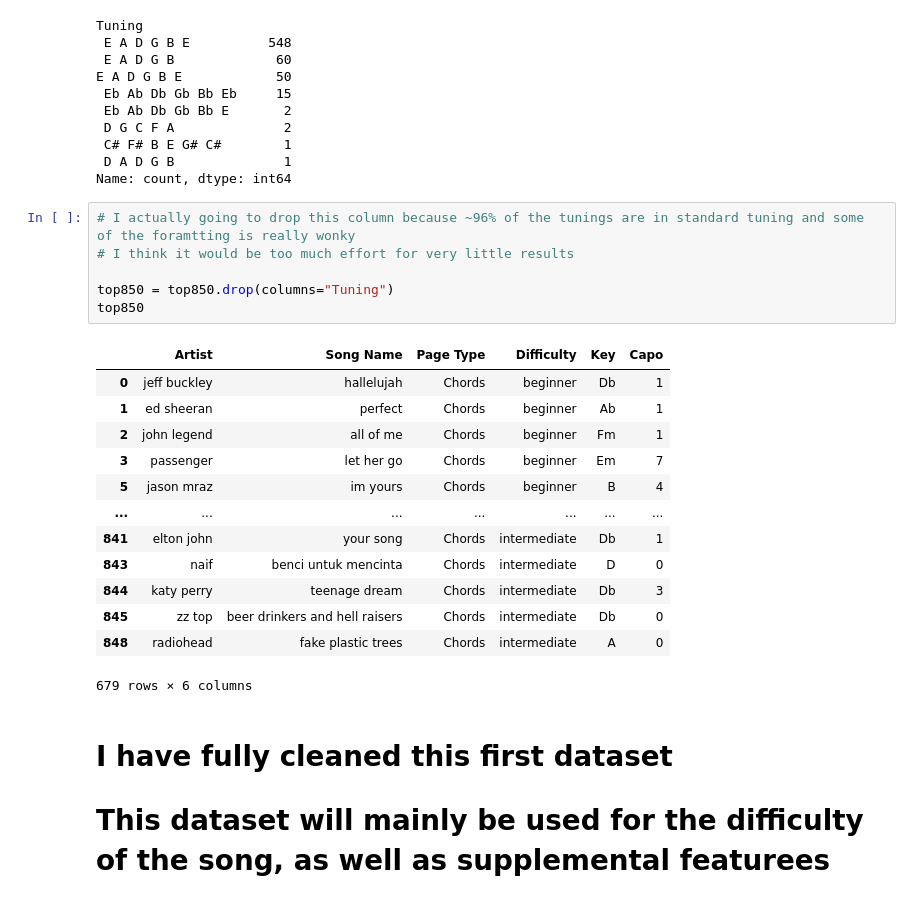
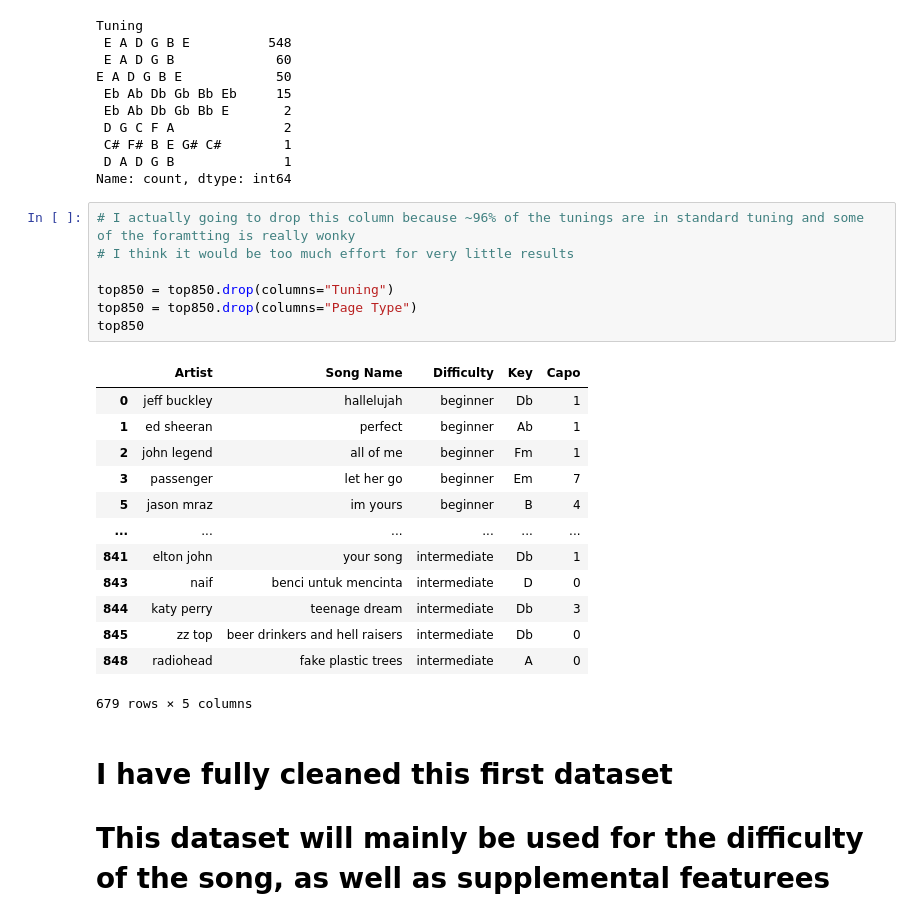
Before and after one commit to TiffanyBee/guitar_difficulty_predictor, a Jupyter notebook: 01_data_matching.ipynb, the cells around one changed output. Cells and saved outputs as stored; diff of their text form.

```diff
--- a/01_data_matching.ipynb
+++ b/01_data_matching.ipynb
@@ -242,23 +242,24 @@ Name: count, dtype: int64
 # %%
 # I actually going to drop this column because ~96% of the tunings are in standard tuning and some of the foramtting is really wonky
 # I think it would be too much effort for very little results
 
 top850 = top850.drop(columns="Tuning")
+top850 = top850.drop(columns="Page Type")
 top850
 # %% [output]
-|  | Artist | Song Name | Page Type | Difficulty | Key | Capo |
-| 0 | jeff buckley | hallelujah | Chords | beginner | Db | 1 |
-| 1 | ed sheeran | perfect | Chords | beginner | Ab | 1 |
-| 2 | john legend | all of me | Chords | beginner | Fm | 1 |
-| 3 | passenger | let her go | Chords | beginner | Em | 7 |
-| 5 | jason mraz | im yours | Chords | beginner | B | 4 |
-| ... | ... | ... | ... | ... | ... | ... |
-| 841 | elton john | your song | Chords | intermediate | Db | 1 |
-| 843 | naif | benci untuk mencinta | Chords | intermediate | D | 0 |
-| 844 | katy perry | teenage dream | Chords | intermediate | Db | 3 |
-| 845 | zz top | beer drinkers and hell raisers | Chords | intermediate | Db | 0 |
-| 848 | radiohead | fake plastic trees | Chords | intermediate | A | 0 |
+|  | Artist | Song Name | Difficulty | Key | Capo |
+| 0 | jeff buckley | hallelujah | beginner | Db | 1 |
+| 1 | ed sheeran | perfect | beginner | Ab | 1 |
+| 2 | john legend | all of me | beginner | Fm | 1 |
+| 3 | passenger | let her go | beginner | Em | 7 |
+| 5 | jason mraz | im yours | beginner | B | 4 |
+| ... | ... | ... | ... | ... | ... |
+| 841 | elton john | your song | intermediate | Db | 1 |
+| 843 | naif | benci untuk mencinta | intermediate | D | 0 |
+| 844 | katy perry | teenage dream | intermediate | Db | 3 |
+| 845 | zz top | beer drinkers and hell raisers | intermediate | Db | 0 |
+| 848 | radiohead | fake plastic trees | intermediate | A | 0 |
-679 rows × 6 columns
+679 rows × 5 columns
 # %% [markdown]
 # I have fully cleaned this first dataset
 # This dataset will mainly be used for the difficulty of the song, as well as supplemental featurees (key/capo)
```
Also changed, not shown: parts of 9 cells of this notebook.
